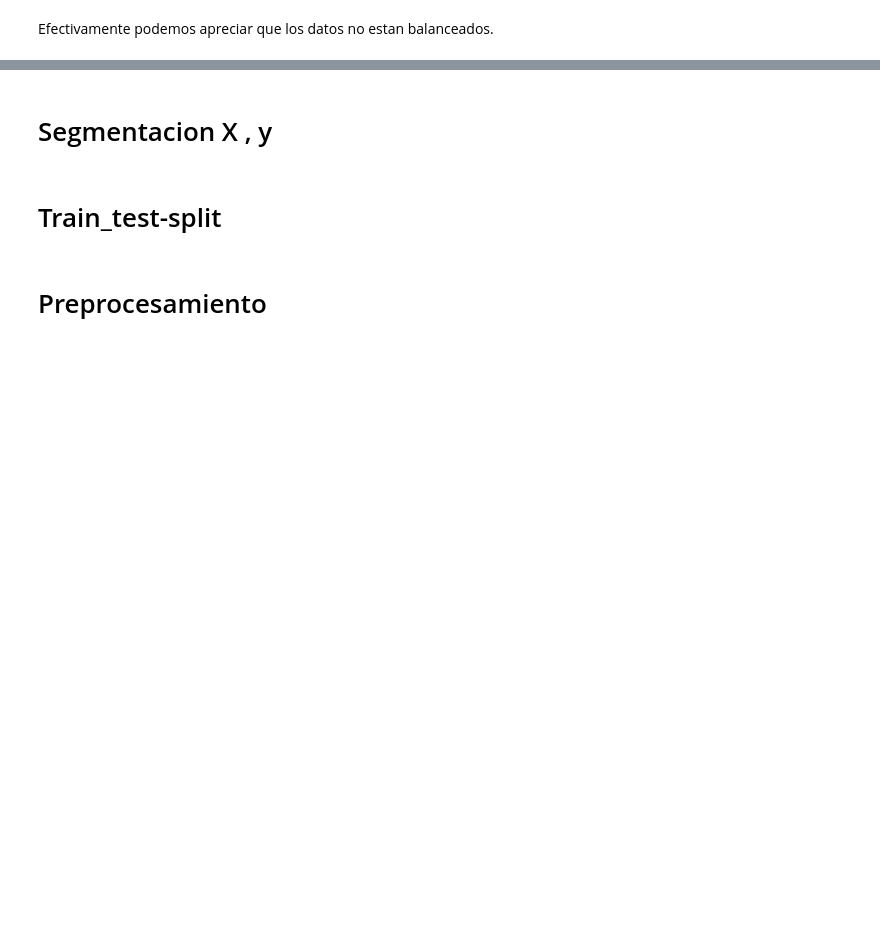
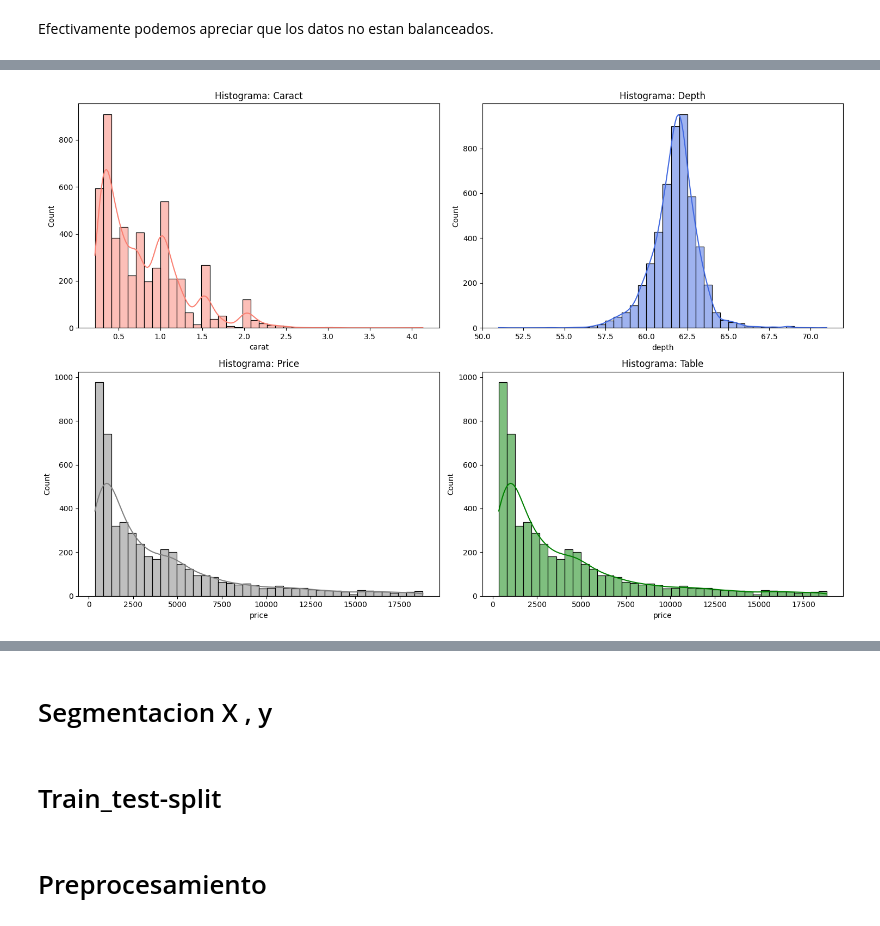
Before and after one commit to MarcoCasSir/LaboratorioDataScience, a Jupyter notebook: act4/diamonds_marco_casati.ipynb, the cells around one changed output, grey strips where cells are left out. Cells and saved outputs as stored; diff of their text form; code cells hidden in the pictures; blank space fills up the shorter version.

```diff
--- a/act4/diamonds_marco_casati.ipynb
+++ b/act4/diamonds_marco_casati.ipynb
@@ -391,23 +392,27 @@ Efectivamente podemos apreciar que los datos no estan balanceados.
 # %%
-plt.figure(figsize=[12,12])
+plt.figure(figsize=[15,10])
 
-# First subplot showing the diamond carat weight distribution
-plt.subplot(221)
-plt.hist(df['carat'],bins=20,color='lightseagreen')
-plt.xlabel('Carat Weight')
-plt.ylabel('Frequency')
-plt.title('Distribution of Diamond Carat Weight')
+# Subplot CARACT
+plt.subplot(2,2,1)
+sns.histplot(data=df_reduced, x='carat', bins=40, kde=True, color='salmon')
+plt.title('Histograma: Caract')
 
-# Second subplot showing the diamond depth distribution
-plt.subplot(222)
-plt.hist(df['depth'],bins=20,color='royalblue')
-plt.xlabel('Diamond Depth (%)')
-plt.ylabel('Frequency')
-plt.title('Distribution of Diamond Depth')
+# Subplot DEPTH
+plt.subplot(2,2,2)
+sns.histplot(data=df_reduced, x='depth', bins=40, kde=True, color='royalblue')
+plt.title('Histograma: Depth')
 
-# Third subplot showing the diamond price distribution
-plt.subplot(223)
-plt.hist(df['price'],bins=20,color='salmon')
-plt.xlabel('Price in USD')
-plt.ylabel('Frequency')
-plt.title('Distribution of Diamond Price')
+# Subplot PRICE
+plt.subplot(2,2,3)
+sns.histplot(data=df_reduced, x='price', bins=40, kde=True, color='gray')
+plt.title('Histograma: Price')
+
+# Subplot TABLE
+plt.subplot(2,2,4)
+sns.histplot(data=df_reduced, x='price', bins=40, kde=True, color='green')
+plt.title('Histograma: Table')
+
+plt.tight_layout()
+plt.show()
+# %% [output]
+[figure, added]
```
Also changed, not shown: parts of 20 cells of this notebook.
